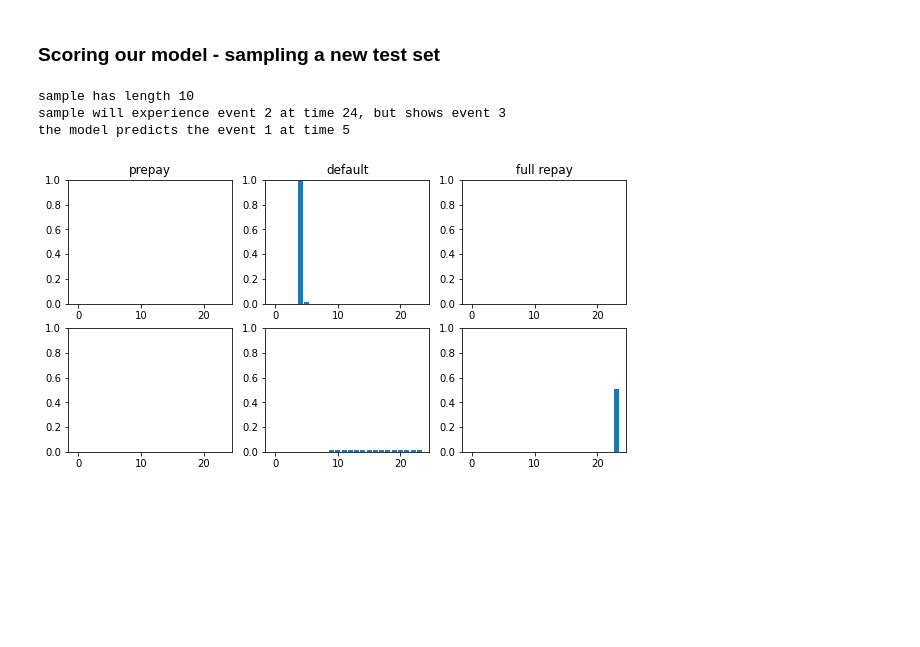
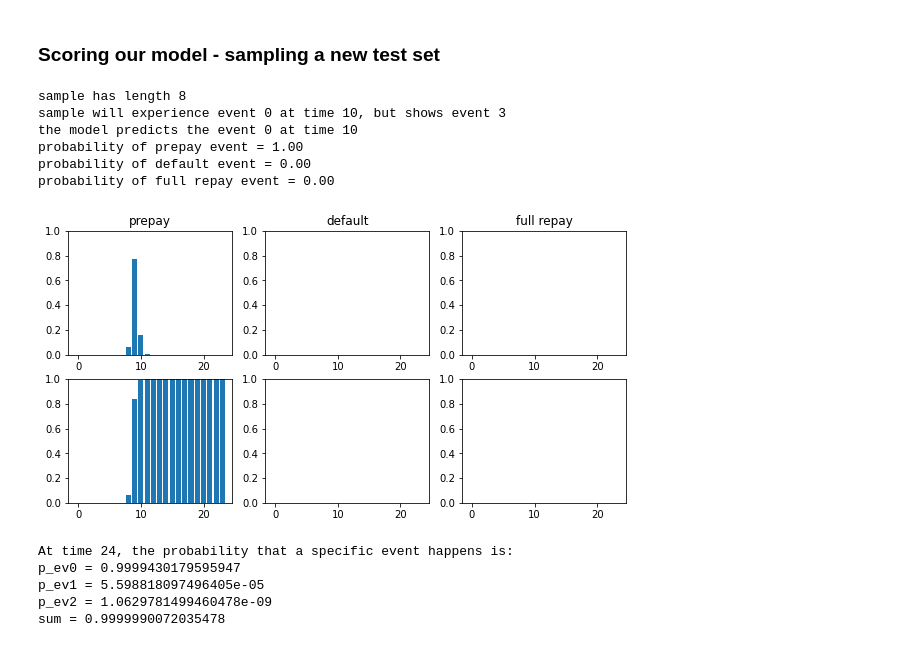
Before and after one commit to madkerpe/poc_ddht_pytorch, a Jupyter notebook: main_poc.ipynb, the cells around one changed output. Saved outputs shown, nothing was run; the diff lists cells and outputs as text; code cells hidden in the pictures; blank space fills up the shorter version.

Commit message:
Model finally perfectly converges with DDHT

```diff
--- a/main_poc.ipynb
+++ b/main_poc.ipynb
@@ -205,38 +203,68 @@ SyntaxError: invalid syntax (<ipython-input-127-b6fd788aa742>, line 37)
 # %% [markdown]
 ### Predicting the test sample
 # %%
-#PATH = "C:/Users/marij/Desktop/THESIS ECO/DDHT/DDHT_pytorch/models/model_v13.pth"
+PATH = "C:/Users/marij/Desktop/THESIS ECO/DDHT/DDHT_pytorch/models/model_v14_768.pth"
 #torch.save(DDHT.state_dict(), PATH)
-#DDHT.load_state_dict(torch.load(PATH))
+DDHT.load_state_dict(torch.load(PATH))
 # %% [output]
 <All keys matched successfully>
 # %% [markdown]
 ### Scoring our model - sampling a new test set
 # %%
 from utils import plot_fht_and_cif
+from losses import CIF_K_tau
 
 test_poc_raw_dataset = PocDataset(num_cases=1)
-test_data_loader = poc_raw_dataset = PocDataset(num_cases=1, test_set=False, repays=True)
+test_data_loader = poc_raw_dataset = PocDataset(num_cases=1, test_set=True, repays=False)
 test_batch_data, test_batch_data_length, test_batch_event, test_batch_tte, test_meta = next(iter(test_data_loader))
 test_batch_data = test_batch_data.unsqueeze(0).to(DEVICE)
 test_batch_data_length = test_batch_data_length.unsqueeze(0).to(DEVICE)
 test_batch_event = test_batch_event.unsqueeze(0).to(DEVICE)
 
 DDHT.eval()
 
 test_output, test_first_hitting_time = DDHT(test_batch_data, test_batch_data_length)
 print("sample has length %d" % test_batch_data_length[0])
 print("sample will experience event %d at time %d, but shows event %d" % (test_meta['ground_truth_event'], test_meta['age'], test_batch_event[0]))
 
 
 test_first_hitting_time_argmax = test_first_hitting_time.argmax().item()
 model_event_prediction = test_first_hitting_time_argmax // MAX_LENGTH
 model_tte_prediction = test_first_hitting_time_argmax % MAX_LENGTH
 print("the model predicts the event %d at time %d" % (model_event_prediction, model_tte_prediction + 1))
 
+print("probability of prepay event = %.2f" % CIF_K_tau(test_first_hitting_time[0], 0, 24, test_batch_data_length[0], MAX_LENGTH).item())
+print("probability of default event = %.2f" % CIF_K_tau(test_first_hitting_time[0], 1, 24, test_batch_data_length[0], MAX_LENGTH).item())
+print("probability of full repay event = %.2f" % CIF_K_tau(test_first_hitting_time[0], 2, 24, test_batch_data_length[0], MAX_LENGTH).item())
+
 plot_fht_and_cif(test_first_hitting_time[0], test_batch_data_length[0], MAX_LENGTH)
 # %% [output]
-sample has length 10
-sample will experience event 2 at time 24, but shows event 3
-the model predicts the event 1 at time 5
+sample has length 8
+sample will experience event 0 at time 10, but shows event 3
+the model predicts the event 0 at time 10
+probability of prepay event = 1.00
+probability of default event = 0.00
+probability of full repay event = 0.00
-[figure, old version]
+[figure, new version]
+# %%
+#Probability that this loan will prepay, default or repay in the comming "delta" months?
+delta = 6
+evaluation_time = max(int(test_batch_data_length[0].item()) + delta, MAX_LENGTH)
+print("At time %d, the probability that a specific event happens is:" % evaluation_time)
+
+p_ev0 = CIF_K_tau(test_first_hitting_time[0], 0, evaluation_time, test_batch_data_length[0], MAX_LENGTH).item()
+p_ev1 = CIF_K_tau(test_first_hitting_time[0], 1, evaluation_time, test_batch_data_length[0], MAX_LENGTH).item()
+p_ev2 = CIF_K_tau(test_first_hitting_time[0], 2, evaluation_time, test_batch_data_length[0], MAX_LENGTH).item()
+
+print("p_ev0 = %.3f" % p_ev0)
+print("p_ev1 = %.3f " % p_ev1)
+print("p_ev2 = %.3f" % p_ev2)
+
+sum = p_ev0 + p_ev1 + p_ev2
+print("sum =", sum)
+# %% [output]
+At time 24, the probability that a specific event happens is:
+p_ev0 = 0.9999430179595947
+p_ev1 = 5.598818097496405e-05
+p_ev2 = 1.0629781499460478e-09
+sum = 0.9999990072035478
```
Also changed, not shown: parts of 4 cells of this notebook.
